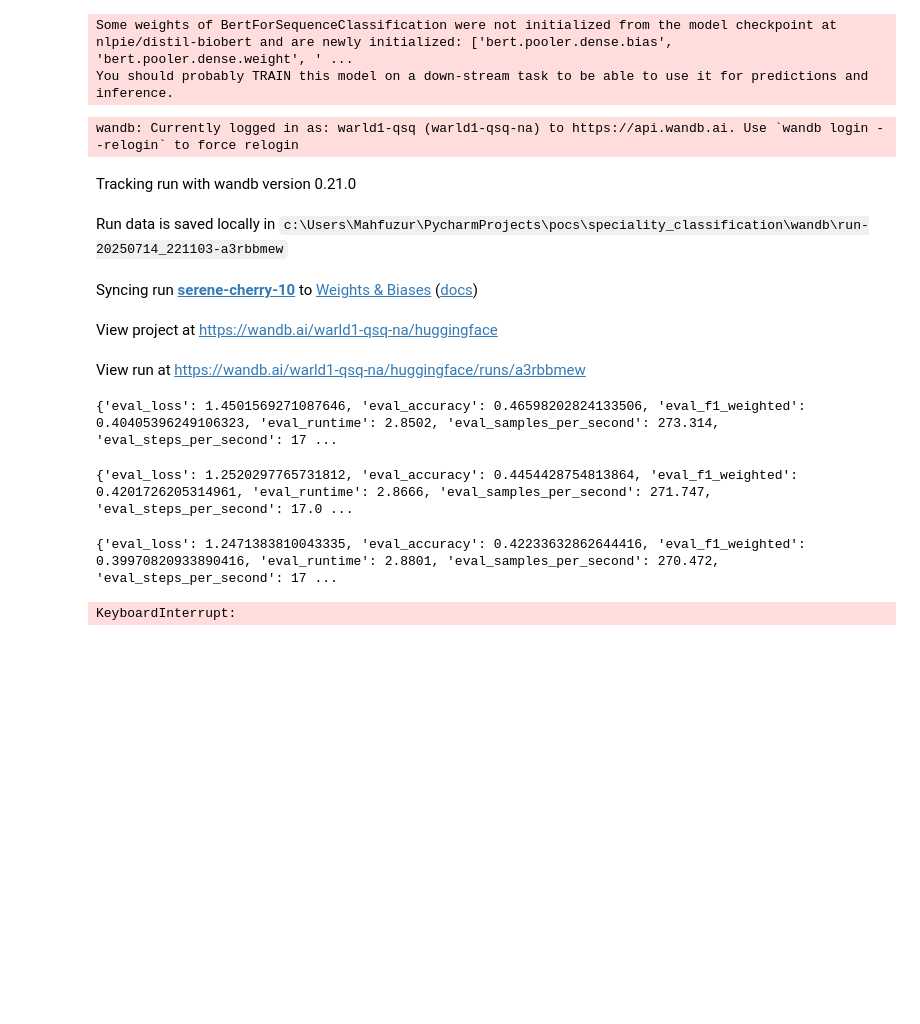
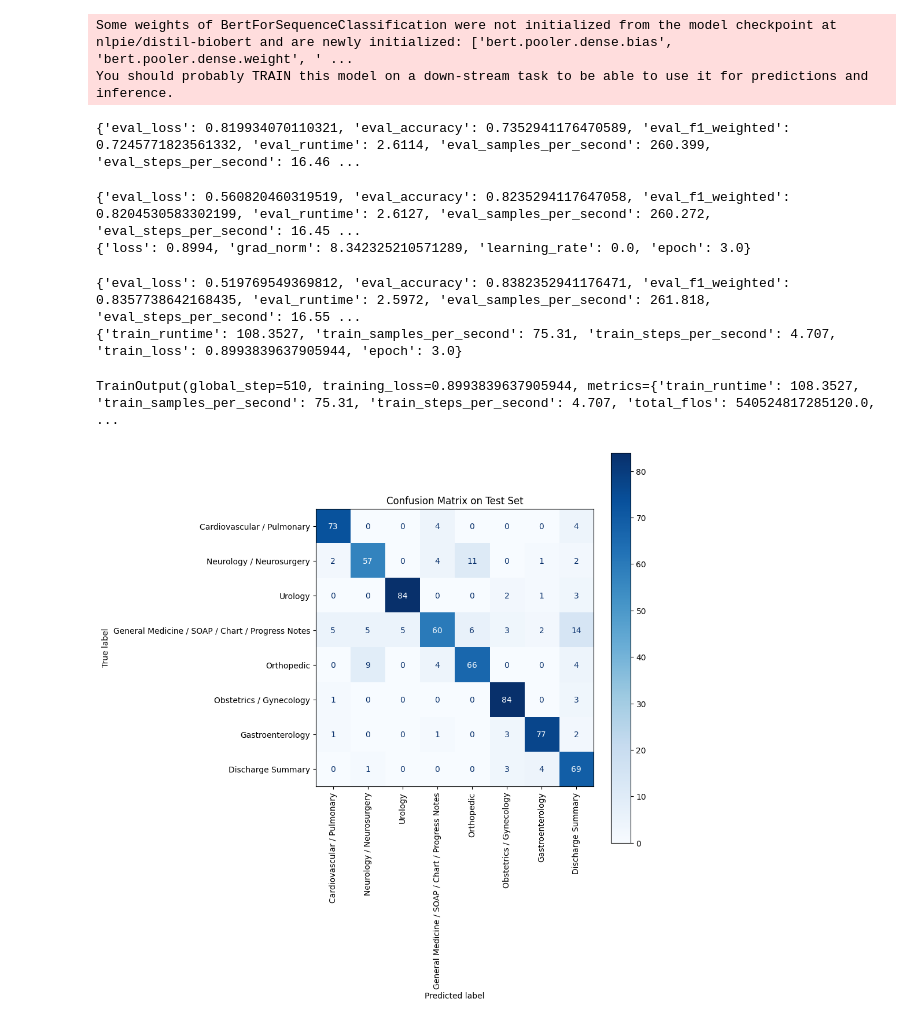
Before and after one commit to ai574-sec1-group3-summer-2025/pocs, a Jupyter notebook: speciality_classification/distilbiobert.ipynb, the cells around one changed output. Drawn from its saved outputs; the diff is of its cells as text; code cells hidden in the pictures; blank space fills up the shorter version.

Commit message:
84% Accuracy - DistilBioBert with ROS and data manipulation

```diff
--- a/speciality_classification/distilbiobert.ipynb
+++ b/speciality_classification/distilbiobert.ipynb
@@ -141,7 +111,7 @@ Number of unique classes: [ 0  1  2  3  4  5  6  7  8  9 10 11]
 # %%
 tokenizer = AutoTokenizer.from_pretrained(MODEL_NAME)
 tokens = tokenizer(
-    filtered_df['text'].tolist(),
+    df_resampled['text'].tolist(),
     padding="max_length",
     truncation=True,
     max_length=MAX_SEQ_LEN,
@@ -150,7 +120,7 @@ tokens = tokenizer(
 
 input_ids = tokens["input_ids"]
 attention_mask = tokens["attention_mask"]
-labels = torch.tensor(filtered_df['class_id'].values)
+labels = torch.tensor(df_resampled["label"].values)
 # %%
 class CustomDataset(torch.utils.data.Dataset):
     def __init__(self, input_ids, attention_mask, labels):
@@ -173,7 +143,7 @@ train_size = int((1 - DS_SPLIT) * len(dataset))
 test_size = len(dataset) - train_size
 train_dataset, test_dataset = torch.utils.data.random_split(dataset, [train_size, test_size])
 # %%
-codes, uniques = pd.factorize(filtered_df["medical_specialty"])
+codes, uniques = pd.factorize(df["medical_specialty"])
 
 label2id = {label: idx for idx, label in enumerate(uniques)}
 id2label = {idx: label for idx, label in enumerate(uniques)}
@@ -207,8 +177,9 @@ training_args = TrainingArguments(
     learning_rate=2e-5,
     per_device_train_batch_size=BATCH_SIZE,
     per_device_eval_batch_size=BATCH_SIZE,
-    num_train_epochs=10,
+    num_train_epochs=3,
     weight_decay=0.01,
+    report_to="none",
     logging_dir=None,
     logging_steps=-1
 )
@@ -225,15 +196,27 @@ trainer = Trainer(
 
 trainer.train()
 # %% [output]
-wandb: Currently logged in as: warld1-qsq (warld1-qsq-na) to https://api.wandb.ai. Use `wandb login --relogin` to force relogin
+{'eval_loss': 0.819934070110321, 'eval_accuracy': 0.7352941176470589, 'eval_f1_weighted': 0.7245771823561332, 'eval_runtime': 2.6114, 'eval_samples_per_second': 260.399, 'eval_steps_per_second': 16.46 ...
-Tracking run with wandb version 0.21.0
-Run data is saved locally in c:\Users\Mahfuzur\PycharmProjects\pocs\speciality_classification\wandb\run-20250714_221103-a3rbbmew
-Syncing run serene-cherry-10 to Weights & Biases (docs)
-View project at https://wandb.ai/warld1-qsq-na/huggingface
-View run at https://wandb.ai/warld1-qsq-na/huggingface/runs/a3rbbmew
-{'eval_loss': 1.4501569271087646, 'eval_accuracy': 0.46598202824133506, 'eval_f1_weighted': 0.40405396249106323, 'eval_runtime': 2.8502, 'eval_samples_per_second': 273.314, 'eval_steps_per_second': 17 ...
+{'eval_loss': 0.560820460319519, 'eval_accuracy': 0.8235294117647058, 'eval_f1_weighted': 0.8204530583302199, 'eval_runtime': 2.6127, 'eval_samples_per_second': 260.272, 'eval_steps_per_second': 16.45 ...
+{'loss': 0.8994, 'grad_norm': 8.342325210571289, 'learning_rate': 0.0, 'epoch': 3.0}
-{'eval_loss': 1.2520297765731812, 'eval_accuracy': 0.4454428754813864, 'eval_f1_weighted': 0.4201726205314961, 'eval_runtime': 2.8666, 'eval_samples_per_second': 271.747, 'eval_steps_per_second': 17.0 ...
+{'eval_loss': 0.519769549369812, 'eval_accuracy': 0.8382352941176471, 'eval_f1_weighted': 0.8357738642168435, 'eval_runtime': 2.5972, 'eval_samples_per_second': 261.818, 'eval_steps_per_second': 16.55 ...
+{'train_runtime': 108.3527, 'train_samples_per_second': 75.31, 'train_steps_per_second': 4.707, 'train_loss': 0.8993839637905944, 'epoch': 3.0}
-{'eval_loss': 1.2471383810043335, 'eval_accuracy': 0.42233632862644416, 'eval_f1_weighted': 0.39970820933890416, 'eval_runtime': 2.8801, 'eval_samples_per_second': 270.472, 'eval_steps_per_second': 17 ...
+TrainOutput(global_step=510, training_loss=0.8993839637905944, metrics={'train_runtime': 108.3527, 'train_samples_per_second': 75.31, 'train_steps_per_second': 4.707, 'total_flos': 540524817285120.0,  ...
-KeyboardInterrupt:
 # %%
-torch.save(model, "models/distilbiobert_med.pth")
+from sklearn.metrics import confusion_matrix, ConfusionMatrixDisplay
+
+pred_output = trainer.predict(test_dataset)
+logits = pred_output.predictions
+y_pred = np.argmax(logits, axis=1)
+y_true = pred_output.label_ids
+
+cm = confusion_matrix(y_true, y_pred)
+disp = ConfusionMatrixDisplay(confusion_matrix=cm, display_labels=uniques)
+
+fig, ax = plt.subplots(figsize=(10,10))
+disp.plot(ax=ax, cmap=plt.cm.Blues, xticks_rotation=90)
+plt.title("Confusion Matrix on Test Set")
+plt.tight_layout()
+plt.show()
+# %% [output]
+[figure, added]
```
Also changed, not shown: parts of 10 cells of this notebook, 1 other file.
